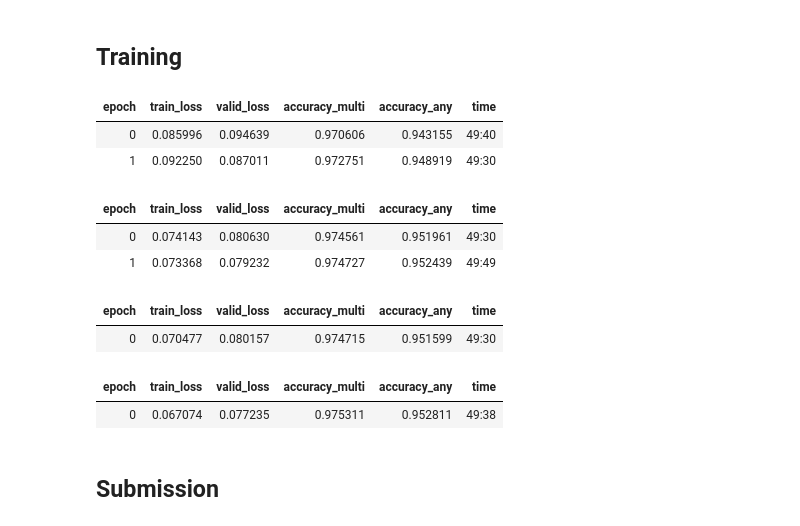
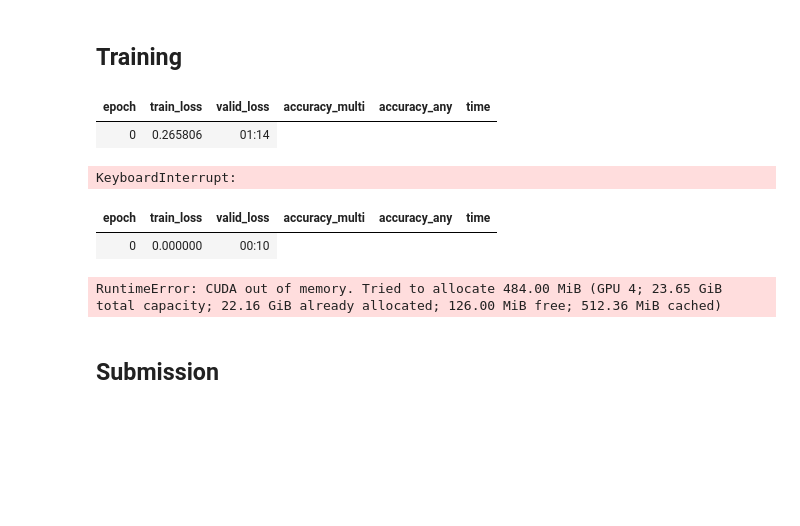
Before and after one commit to bearpelican/rsna_retro, a Jupyter notebook: 02_train_experiments/02_train_04_xseresnext_appian_fromscratch.ipynb, the cells around one changed output. Drawn from its saved outputs; the diff is of its cells as text; code cells hidden in the pictures; blank space fills up the shorter version.

```diff
--- a/02_train_experiments/02_train_04_xseresnext_appian_fromscratch.ipynb
+++ b/02_train_experiments/02_train_04_xseresnext_appian_fromscratch.ipynb
@@ -62,37 +62,35 @@ def appianish_cycle_train(learn, get_data, no_pretrain=False, schedule=None, lr=
     do_fit(learn, 1, lr*2/3*2/3, freeze=False, **no_1cycle)
     do_fit(learn, 1, lr*2/3*2/3, freeze=False, div=1, pct_start=0.01)
 # %%
-dbunch = get_data(64, 192, splits=Meta.splits, img_dir=path_jpg256)
+dbunch = get_data(384, 192, splits=Meta.splits, img_dir=path_jpg256)
 learn = get_learner(dbunch, m)
+# %%
+lr = 4e-3
 # %% [markdown]
 ## Training
 # %%
-lr = 5e-4
-do_fit(learn, 2, 5e-4, freeze=False, **no_1cycle)
+do_fit(learn, 2, lr, **no_1cycle)
 learn.save(f'runs/{name}-1')
 # %% [output]
 | epoch | train_loss | valid_loss | accuracy_multi | accuracy_any | time |
-| 0 | 0.085996 | 0.094639 | 0.970606 | 0.943155 | 49:40 |
-| 1 | 0.092250 | 0.087011 | 0.972751 | 0.948919 | 49:30 |
+| 0 | 0.265806 | 01:14 |
+KeyboardInterrupt:
 # %%
-dbunch = get_data(64, 352, splits=Meta.splits, img_dir=path_jpg)
-do_fit(learn, 2, lr*2/3, freeze=False, **no_1cycle)
+learn.dbunch = get_data(196, 352, splits=Meta.splits, img_dir=path_jpg)
+do_fit(learn, 2, lr*1/3, freeze=False, **no_1cycle)
+learn.save(f'runs/{name}-2')
 # %% [output]
 | epoch | train_loss | valid_loss | accuracy_multi | accuracy_any | time |
-| 0 | 0.074143 | 0.080630 | 0.974561 | 0.951961 | 49:30 |
-| 1 | 0.073368 | 0.079232 | 0.974727 | 0.952439 | 49:49 |
+| 0 | 0.000000 | 00:10 |
+RuntimeError: CUDA out of memory. Tried to allocate 484.00 MiB (GPU 4; 23.65 GiB total capacity; 22.16 GiB already allocated; 126.00 MiB free; 512.36 MiB cached)
 # %%
-dbunch = get_data(64, 512, splits=Meta.splits, img_dir=path_jpg)
-do_fit(learn, 1, lr*4/9, freeze=False, **no_1cycle)
+learn.dbunch = get_data(128, 512, splits=Meta.splits, img_dir=path_jpg)
+do_fit(learn, 1, lr*1/9, freeze=False, **no_1cycle)
+learn.save(f'runs/{name}-3')
-# %% [output]
-| epoch | train_loss | valid_loss | accuracy_multi | accuracy_any | time |
-| 0 | 0.070477 | 0.080157 | 0.974715 | 0.951599 | 49:30 |
 # %%
-dbunch = get_data(64, None, splits=Meta.splits, img_dir=path_jpg)
-do_fit(learn, 1, lr*4/9, freeze=False, **no_1cycle)
+learn.dbunch = get_data(128, None, splits=Meta.splits, img_dir=path_jpg)
+do_fit(learn, 1, lr*1/9, freeze=False, **no_1cycle)
+learn.save(f'runs/{name}-4')
-# %% [output]
-| epoch | train_loss | valid_loss | accuracy_multi | accuracy_any | time |
-| 0 | 0.067074 | 0.077235 | 0.975311 | 0.952811 | 49:38 |
 # %% [markdown]
 ## Submission
 # %%
```
Also changed, not shown: 25 other files.
